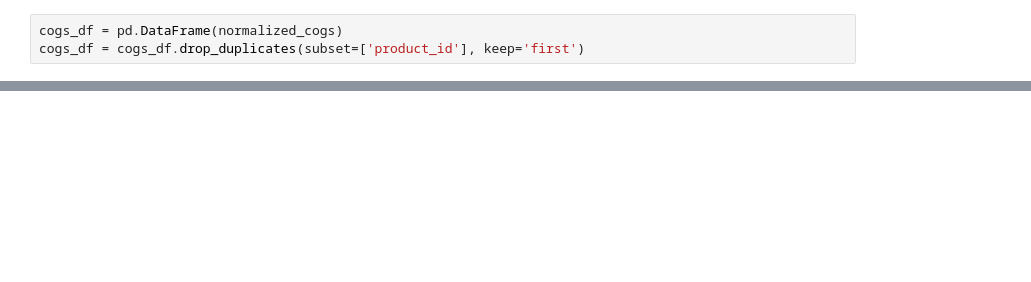
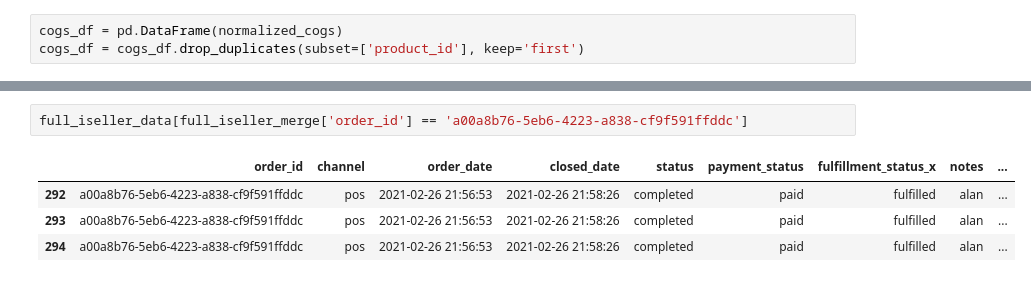
Before and after one commit to shaanbarca/iseller, a Jupyter notebook: iseller_api.ipynb, the cells around one changed output, grey strips where cells are left out. Cells and saved outputs as stored; diff of their text form; blank space fills up the shorter version.

```diff
--- a/iseller_api.ipynb
+++ b/iseller_api.ipynb
@@ -151,0 +316,7 @@ cogs_df
+# %%
+full_iseller_data[full_iseller_merge['order_id'] == 'a00a8b76-5eb6-4223-a838-cf9f591ffddc']
+# %% [output]
+|  | order_id | channel | order_date | closed_date | status | payment_status | fulfillment_status_x | notes | ... |
+| 292 | a00a8b76-5eb6-4223-a838-cf9f591ffddc | pos | 2021-02-26 21:56:53 | 2021-02-26 21:58:26 | completed | paid | fulfilled | alan | ... |
+| 293 | a00a8b76-5eb6-4223-a838-cf9f591ffddc | pos | 2021-02-26 21:56:53 | 2021-02-26 21:58:26 | completed | paid | fulfilled | alan | ... |
+| 294 | a00a8b76-5eb6-4223-a838-cf9f591ffddc | pos | 2021-02-26 21:56:53 | 2021-02-26 21:58:26 | completed | paid | fulfilled | alan | ... |
```
Also changed, not shown: parts of 21 cells of this notebook, 28 other files.
